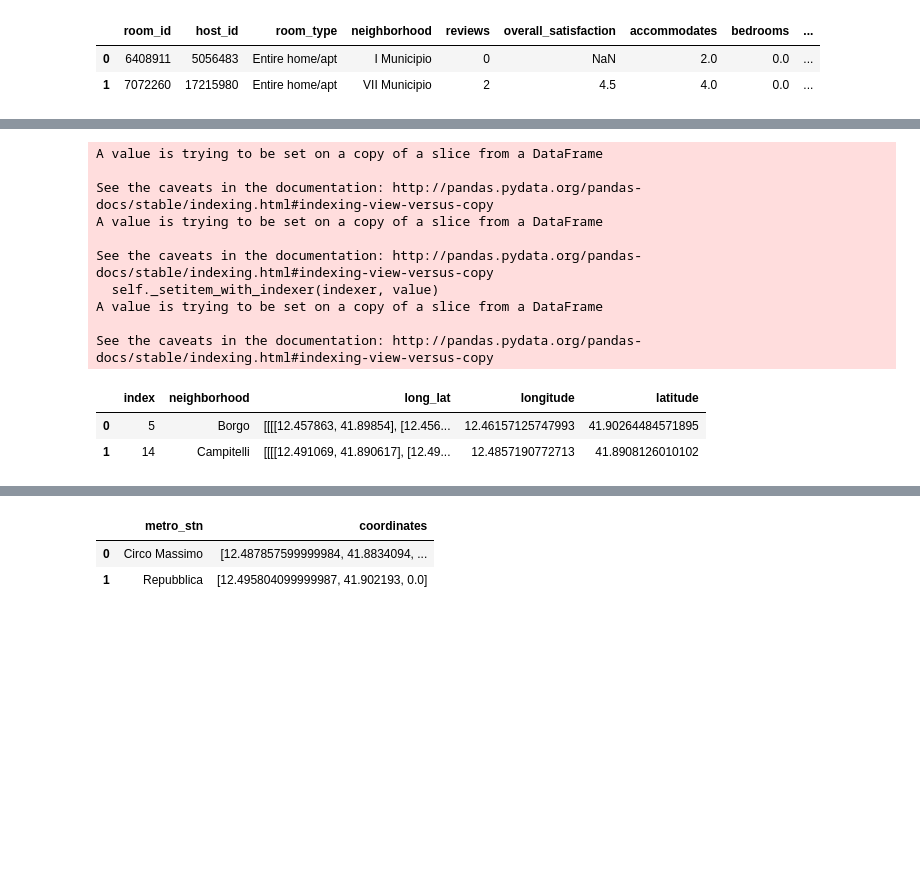
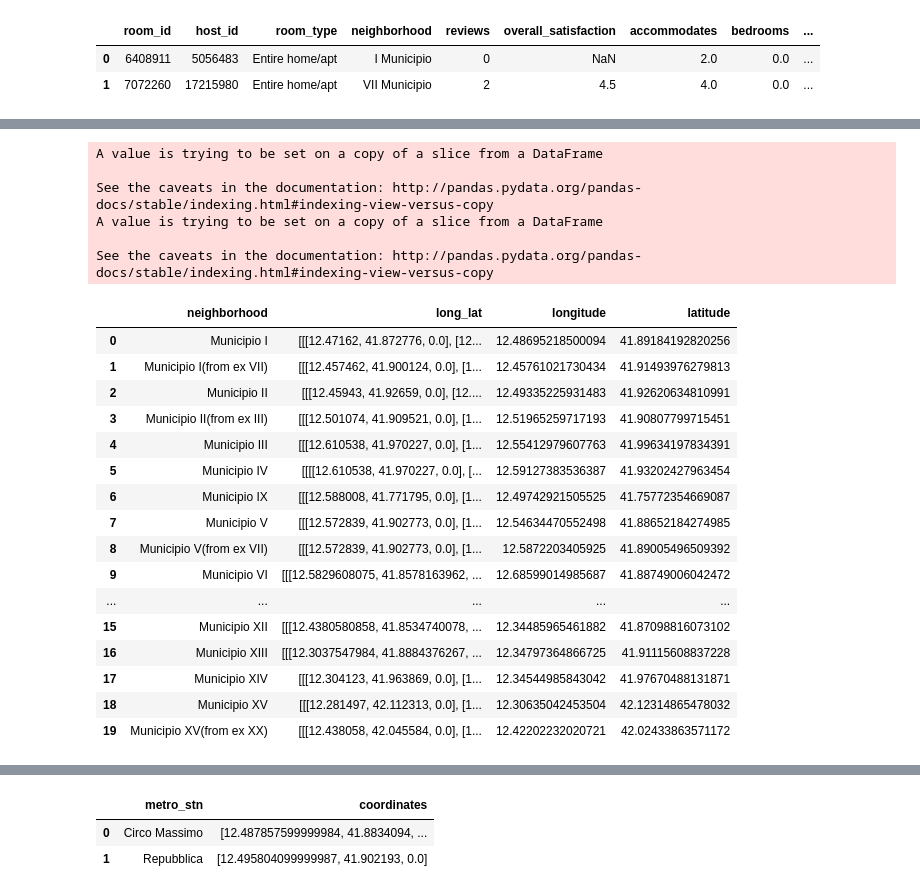
Before and after one commit to Jyojha/DS_Projects, a Jupyter notebook: Airbnb_Data_Munging_Rome.ipynb, the cells around one changed output, grey strips where cells are left out. Saved outputs shown, nothing was run; the diff lists cells and outputs as text; code cells hidden in the pictures; blank space fills up the shorter version.

```diff
--- a/Airbnb_Data_Munging_Rome.ipynb
+++ b/Airbnb_Data_Munging_Rome.ipynb
@@ -178,5 +289,5 @@ rome_map
 # %%
 import json
 # %%
-with open("/users/Jyots/Desktop/DS_Projects/airbnb_DataSets/rome-rioni.geojson") as fp:
+with open("/users/Jyots/Desktop/DS_Projects/airbnb_DataSets/Mappa dei nuovi Municipi di Roma 2013.json") as fp:
     geodata = json.load(fp)
@@ -211,7 +370,11 @@ Borgo
 # %%
+neighborhoodold_currentname = {}
+neighborhoodold_coords = {}
 neighborhood_coords = {}
 
 for i in range(len(geodata['features'])):
-    neighborhood_coords[geodata['features'][i]['properties']['name']] = geodata['features'][i]['geometry']['coordinates']
+    neighborhoodold_coords[geodata['features'][i]['properties']['Description']] = geodata['features'][i]['geometry']['coordinates']
+    neighborhoodold_currentname[geodata['features'][i]['properties']['Name']] = geodata['features'][i]['properties']['Description']
+    neighborhood_coords[geodata['features'][i]['properties']['Name']] = geodata['features'][i]['geometry']['coordinates']
 # %%
 neighborhood_coords = pd.DataFrame(neighborhood_coords.items(), columns = ['neighborhood', 'long_lat'])
@@ -240,0 +387,9 @@ neighborhood_coords.drop('index', axis=1)
+# %%
+neighborhood_coords = neighborhood_coords.reset_index()
+neighborhood_coords.drop('index', axis=1,inplace= True)
+
+neighborhoodold_currentname = neighborhoodold_currentname.reset_index()
+neighborhoodold_currentname.drop('index', axis=1,inplace= True)
+
+neighborhoodold_coords = neighborhoodold_coords.reset_index()
+neighborhoodold_coords.drop('index', axis=1,inplace= True)
@@ -268,5 +454,5 @@ def PrepCoordsForShapely(rawcoords):
 # %%
-# Each neighborhood is made up of multiple polygons, first retrieve the coordinates
+# Each borough except the sixth is made up of multiple polygons, first retrieve the coordinates
 
 for i in range(neighborhood_coords.shape[0]):
     rawcoords = neighborhood_coords["long_lat"][i]
@@ -293,13 +479,23 @@ See the caveats in the documentation: http://pandas.pydata.org/pandas-docs/stabl
 A value is trying to be set on a copy of a slice from a DataFrame
 
 See the caveats in the documentation: http://pandas.pydata.org/pandas-docs/stable/indexing.html#indexing-view-versus-copy
-  self._setitem_with_indexer(indexer, value)
-A value is trying to be set on a copy of a slice from a DataFrame
-
-See the caveats in the documentation: http://pandas.pydata.org/pandas-docs/stable/indexing.html#indexing-view-versus-copy
 # %%
-neighborhood_coords.head(2)
+neighborhood_coords
 # %% [output]
-|  | index | neighborhood | long_lat | longitude | latitude |
-| 0 | 5 | Borgo | [[[[12.457863, 41.89854], [12.456... | 12.46157125747993 | 41.90264484571895 |
-| 1 | 14 | Campitelli | [[[[12.491069, 41.890617], [12.49... | 12.4857190772713 | 41.8908126010102 |
+|  | neighborhood | long_lat | longitude | latitude |
+| 0 | Municipio I | [[[12.47162, 41.872776, 0.0], [12... | 12.48695218500094 | 41.89184192820256 |
+| 1 | Municipio I(from ex VII) | [[[12.457462, 41.900124, 0.0], [1... | 12.45761021730434 | 41.91493976279813 |
+| 2 | Municipio II | [[[12.45943, 41.92659, 0.0], [12.... | 12.49335225931483 | 41.92620634810991 |
+| 3 | Municipio II(from ex III) | [[[12.501074, 41.909521, 0.0], [1... | 12.51965259717193 | 41.90807799715451 |
+| 4 | Municipio III | [[[12.610538, 41.970227, 0.0], [1... | 12.55412979607763 | 41.99634197834391 |
+| 5 | Municipio IV | [[[[12.610538, 41.970227, 0.0], [... | 12.59127383536387 | 41.93202427963454 |
+| 6 | Municipio IX | [[[12.588008, 41.771795, 0.0], [1... | 12.49742921505525 | 41.75772354669087 |
+| 7 | Municipio V | [[[12.572839, 41.902773, 0.0], [1... | 12.54634470552498 | 41.88652184274985 |
+| 8 | Municipio V(from ex VII) | [[[12.572839, 41.902773, 0.0], [1... | 12.5872203405925 | 41.89005496509392 |
+| 9 | Municipio VI | [[[12.5829608075, 41.8578163962, ... | 12.68599014985687 | 41.88749006042472 |
+| ... | ... | ... | ... | ... |
+| 15 | Municipio XII | [[[12.4380580858, 41.8534740078, ... | 12.34485965461882 | 41.87098816073102 |
+| 16 | Municipio XIII | [[[12.3037547984, 41.8884376267, ... | 12.34797364866725 | 41.91115608837228 |
+| 17 | Municipio XIV | [[[12.304123, 41.963869, 0.0], [1... | 12.34544985843042 | 41.97670488131871 |
+| 18 | Municipio XV | [[[12.281497, 42.112313, 0.0], [1... | 12.30635042453504 | 42.12314865478032 |
+| 19 | Municipio XV(from ex XX) | [[[12.438058, 42.045584, 0.0], [1... | 12.42202232020721 | 42.02433863571172 |
```
Also changed, not shown: parts of 69 cells of this notebook.
